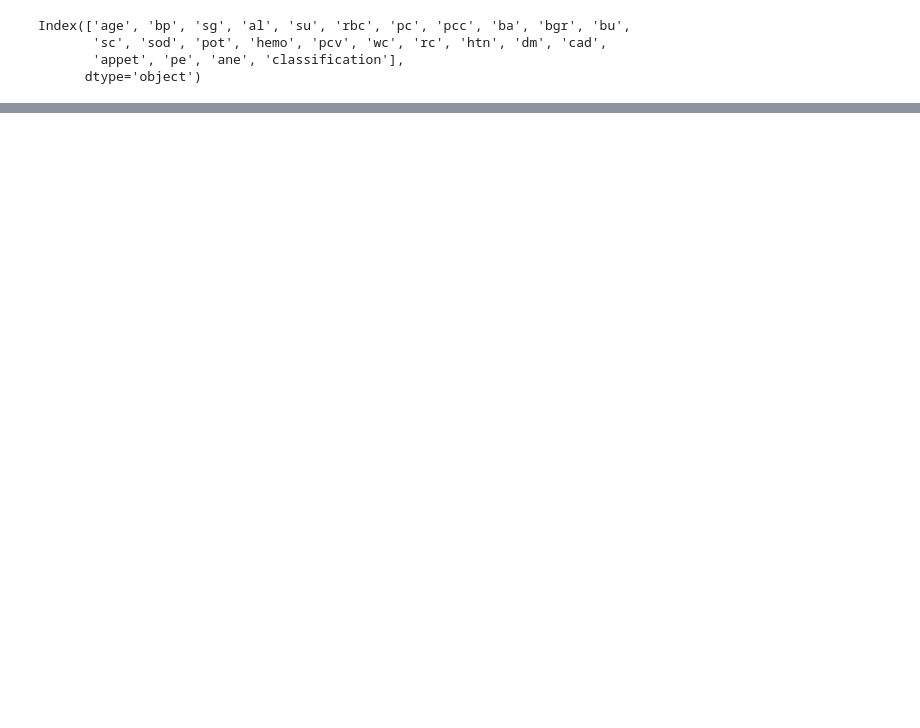
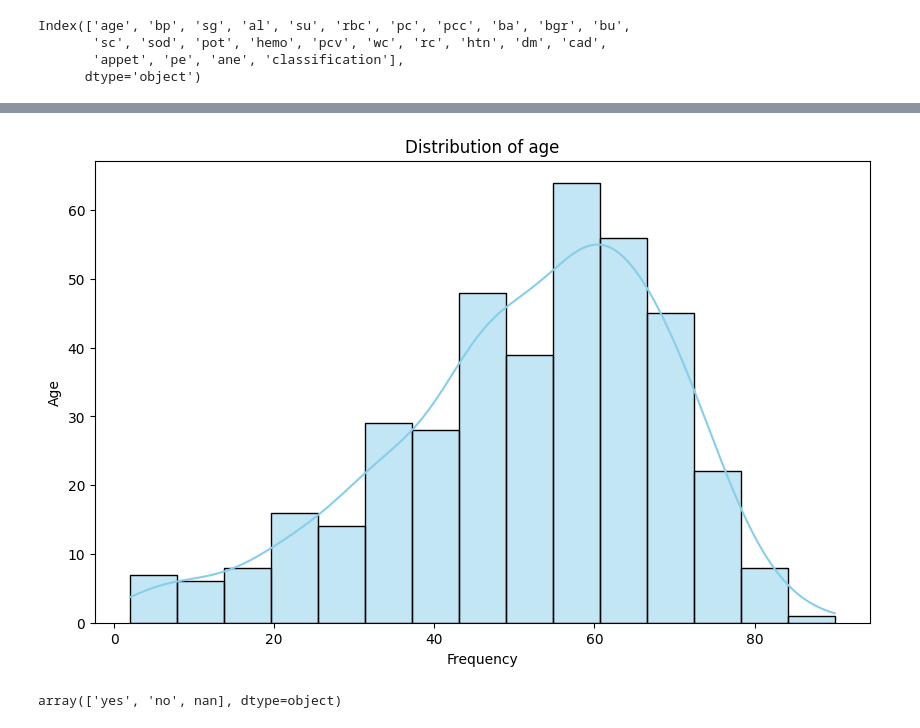
Before and after one commit to shailenderacc/MastersDS, a Jupyter notebook: DecisionTree.ipynb, the cells around one changed output, grey strips where cells are left out. Saved outputs shown, nothing was run; the diff lists cells and outputs as text; code cells hidden in the pictures; blank space fills up the shorter version.

```diff
--- a/DecisionTree.ipynb
+++ b/DecisionTree.ipynb
@@ -68,3 +99,6 @@ df.head()
 | 3 | 48.0 | 70.0 | 1.005 | 4.0 | 0.0 | normal | abnormal | present | notpresent | 117.0 | ... | ... |
 | 4 | 51.0 | 80.0 | 1.010 | 2.0 | 0.0 | normal | normal | notpresent | notpresent | 106.0 | ... | ... |
 5 rows × 25 columns
+# %%
+df=df.drop_duplicates()
+df.info()
@@ -112,0 +150,5 @@ Glyph 9 (       ) missing from current font.
+# %%
+# Remnaming the columns
+df.columns = ['age', 'blood_pressure', 'specific_gravity', 'albumin', 'sugar', 'red_blood_cells', 'pus_cell', 'pus_cell_clumps','bacteria',
+              'blood_glucose_random', 'blood_urea', 'serum_creatinine', 'sodium', 'potassium', 'hemoglobin','packed_cell_volume', 'white_blood_cell_count',
+              'red_blood_cell_count', 'hypertension', 'diabetes_mellitus', 'coronary_artery_disease', 'appetite', 'pedal_edema', 'anemia', 'class']
@@ -112,0 +201,3 @@ Glyph 9 (       ) missing from current font.
+# %%
+columns_to_convert = ['packed_cell_volume', 'white_blood_cell_count', 'red_blood_cell_count']
+df[columns_to_convert] = df[columns_to_convert].apply(pd.to_numeric, errors='coerce')
@@ -112,0 +266,3 @@ Glyph 9 (       ) missing from current font.
+# %%
+df['diabetes_mellitus'].replace(to_replace = {'\tno': 'no', '\tyes': 'yes',' yes': 'yes'}, inplace = True)
+df['coronary_artery_disease'].replace(to_replace = '\tno', value = 'no',inplace = True)
@@ -112,0 +373,15 @@ Glyph 9 (       ) missing from current font.
+# %%
+# univariate analysis
+
+plt.figure(figsize = (10,6))
+sns.histplot(df['age'].dropna(),kde = True,color = 'skyblue')
+plt.title('Distribution of age')
+plt.ylabel('Age')
+plt.xlabel('Frequency')
+plt.show()
+# %% [output]
+[figure, added]
+# %%
+df['hypertension'].unique()
+# %% [output]
+array(['yes', 'no', nan], dtype=object)
```
Also changed, not shown: parts of 30 cells of this notebook.
